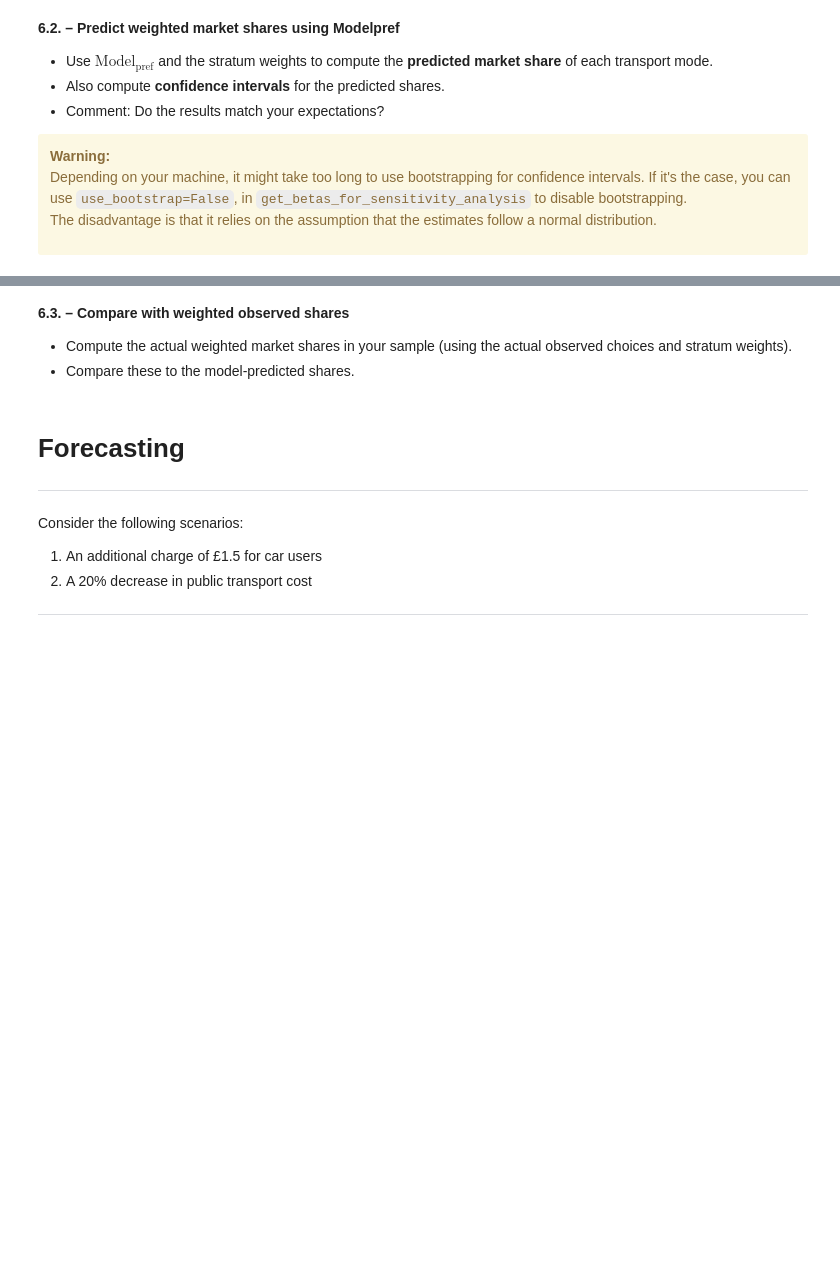
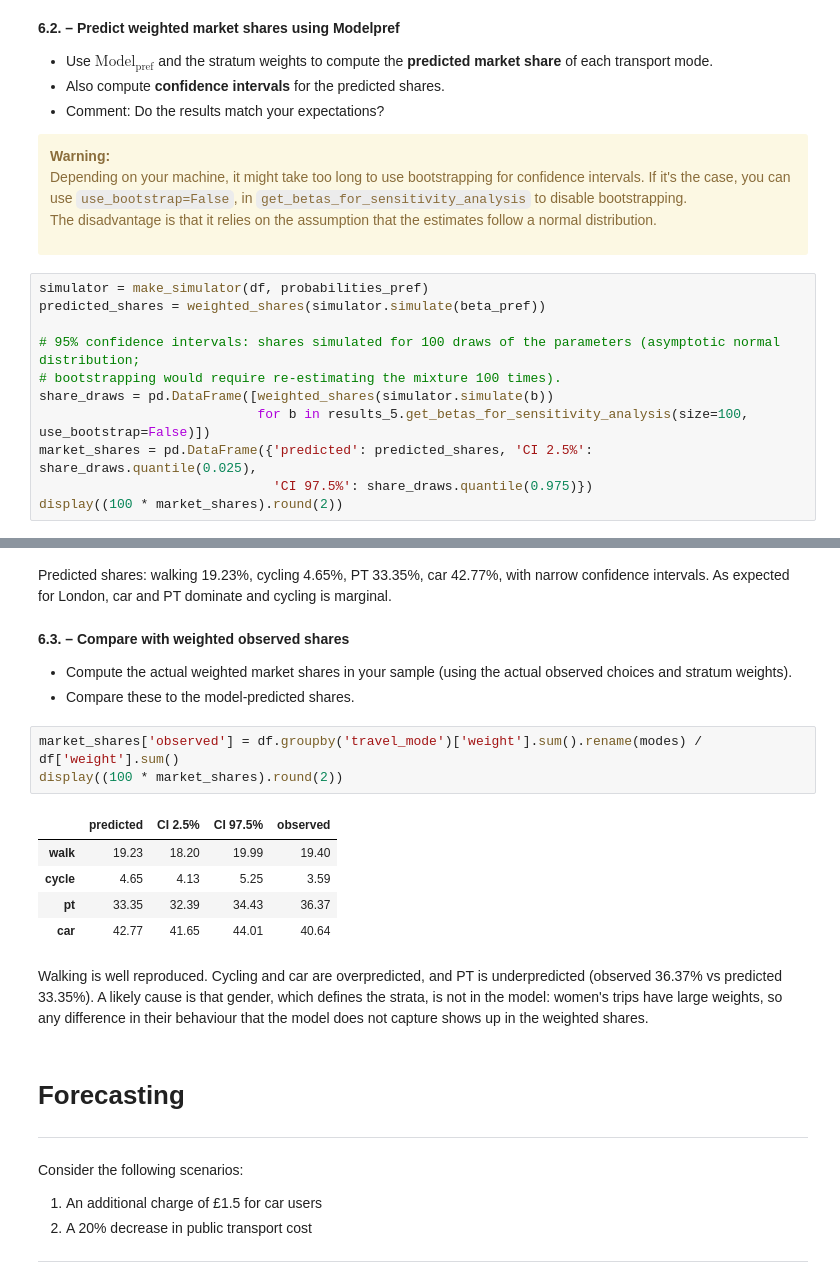
Before and after one commit to PabloSarro/london-mode-choice, a Jupyter notebook: src/assignment.ipynb, the cells around one changed output, grey strips where cells are left out. Drawn from its saved outputs; the diff is of its cells as text; blank space fills up the shorter version.

````diff
--- a/src/assignment.ipynb
+++ b/src/assignment.ipynb
@@ -1294,3 +1324,14 @@ $$
   If it's the case, you can use ```use_bootstrap=False```, in ```get_betas_for_sensitivity_analysis``` to disable bootstrapping.\
   The disadvantage is that it relies on the assumption that the estimates follow a normal distribution.
 </div>
+# %%
+simulator = make_simulator(df, probabilities_pref)
+predicted_shares = weighted_shares(simulator.simulate(beta_pref))
+
+# 95% confidence intervals: shares simulated for 100 draws of the parameters (asymptotic normal distribution;
+# bootstrapping would require re-estimating the mixture 100 times).
+share_draws = pd.DataFrame([weighted_shares(simulator.simulate(b))
+                            for b in results_5.get_betas_for_sensitivity_analysis(size=100, use_bootstrap=False)])
+market_shares = pd.DataFrame({'predicted': predicted_shares, 'CI 2.5%': share_draws.quantile(0.025),
+                              'CI 97.5%': share_draws.quantile(0.975)})
+display((100 * market_shares).round(2))
@@ -1297,8 +1345,21 @@ $$
+# %% [markdown]
+Predicted shares: walking 19.23%, cycling 4.65%, PT 33.35%, car 42.77%, with narrow confidence intervals. As expected for London, car and PT dominate and cycling is marginal.
 # %% [markdown]
 **6.3. – Compare with weighted observed shares**
 
 - Compute the actual weighted market shares in your sample (using the actual observed choices and stratum weights).
 - Compare these to the model-predicted shares.
+# %%
+market_shares['observed'] = df.groupby('travel_mode')['weight'].sum().rename(modes) / df['weight'].sum()
+display((100 * market_shares).round(2))
+# %% [output]
+|  | predicted | CI 2.5% | CI 97.5% | observed |
+| walk | 19.23 | 18.20 | 19.99 | 19.40 |
+| cycle | 4.65 | 4.13 | 5.25 | 3.59 |
+| pt | 33.35 | 32.39 | 34.43 | 36.37 |
+| car | 42.77 | 41.65 | 44.01 | 40.64 |
+# %% [markdown]
+Walking is well reproduced. Cycling and car are overpredicted, and PT is underpredicted (observed 36.37% vs predicted 33.35%). A likely cause is that gender, which defines the strata, is not in the model: women's trips have large weights, so any difference in their behaviour that the model does not capture shows up in the weighted shares.
 # %% [markdown]
 # Forecasting
 
````
Also changed, not shown: parts of 14 cells of this notebook.
